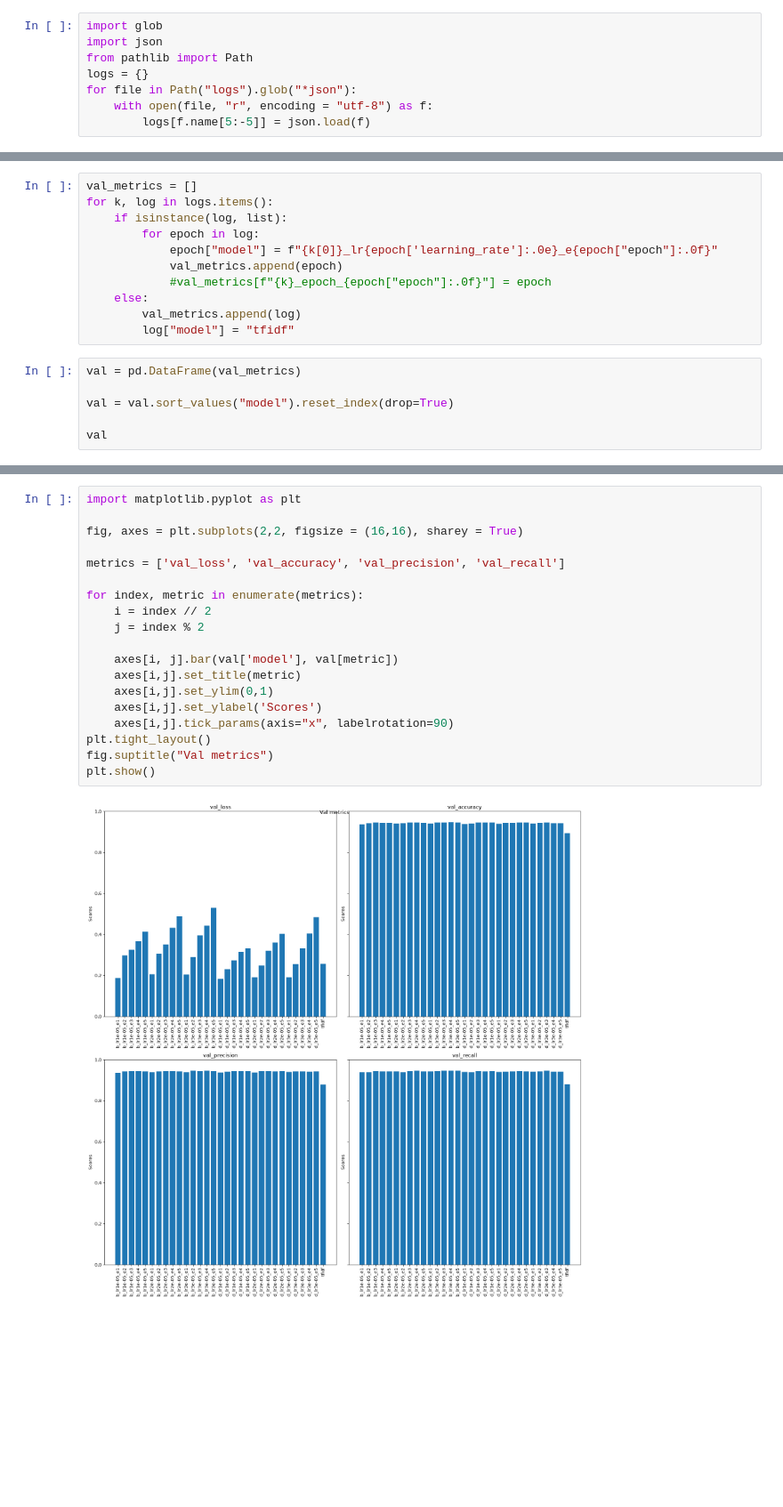
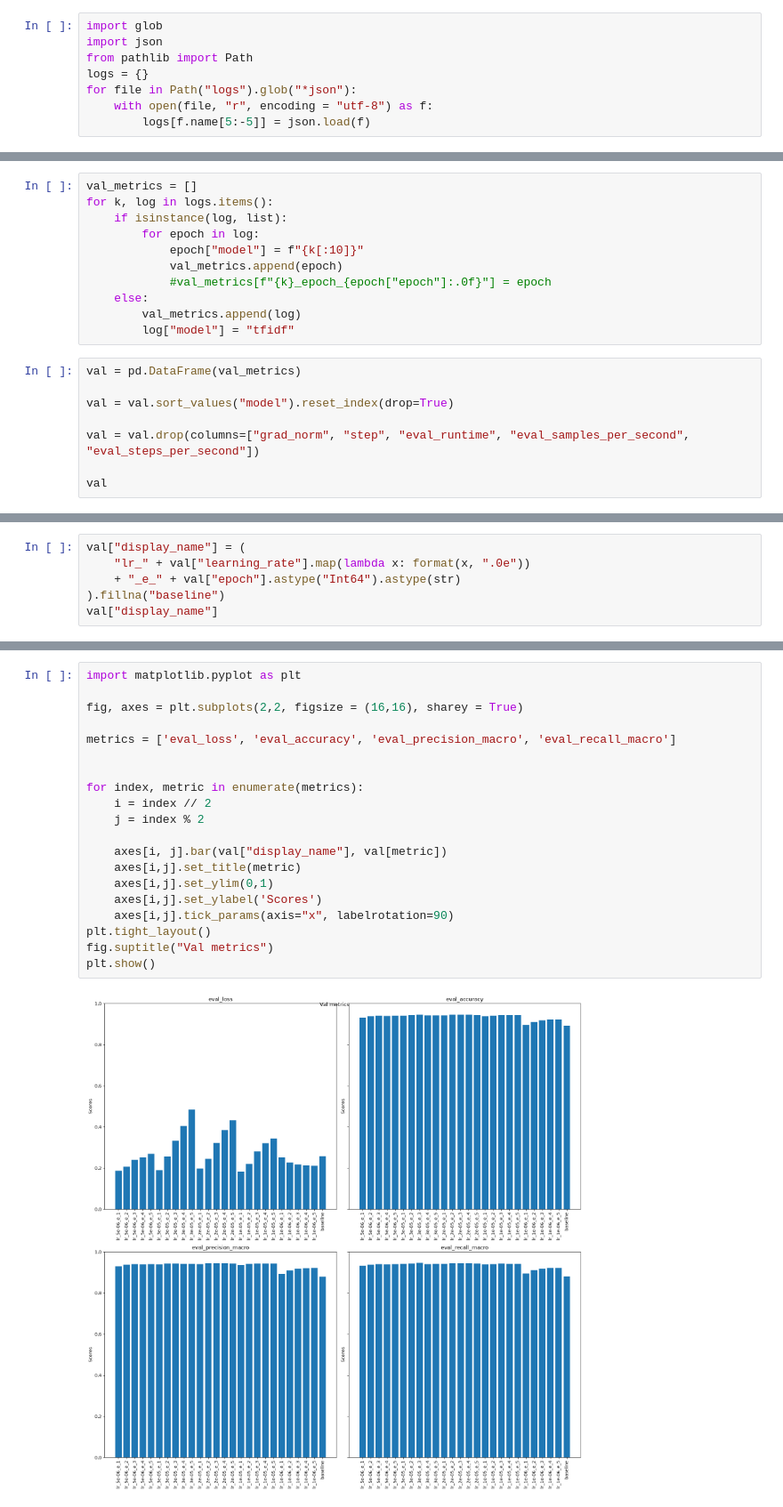
Before and after one commit to takiboti2/fakenewsclassification-demo, a Jupyter notebook: evaluation.ipynb, the cells around one changed output, grey strips where cells are left out. Shown at 89% size. Drawn from its saved outputs; the diff is of its cells as text; blank space fills up the shorter version.

```diff
--- a/evaluation.ipynb
+++ b/evaluation.ipynb
@@ -57,7 +57,7 @@ val_metrics = []
 for k, log in logs.items():
     if isinstance(log, list):
         for epoch in log:
-            epoch["model"] = f"{k[0]}_lr{epoch['learning_rate']:.0e}_e{epoch["epoch"]:.0f}"
+            epoch["model"] = f"{k[:10]}"
             val_metrics.append(epoch)
             #val_metrics[f"{k}_epoch_{epoch["epoch"]:.0f}"] = epoch
     else:
@@ -68,5 +68,7 @@ val = pd.DataFrame(val_metrics)
 
 val = val.sort_values("model").reset_index(drop=True)
 
+val = val.drop(columns=["grad_norm", "step", "eval_runtime", "eval_samples_per_second", "eval_steps_per_second"])
+
 val
 # %% [output]
@@ -89,0 +92,6 @@ val
+# %%
+val["display_name"] = (
+    "lr_" + val["learning_rate"].map(lambda x: format(x, ".0e"))
+    + "_e_" + val["epoch"].astype("Int64").astype(str)
+).fillna("baseline")
+val["display_name"]
@@ -90,22 +116,23 @@ val
 # %%
 import matplotlib.pyplot as plt
 
 fig, axes = plt.subplots(2,2, figsize = (16,16), sharey = True)
 
-metrics = ['val_loss', 'val_accuracy', 'val_precision', 'val_recall']
+metrics = ['eval_loss', 'eval_accuracy', 'eval_precision_macro', 'eval_recall_macro']
+
 
 for index, metric in enumerate(metrics):
     i = index // 2
     j = index % 2
 
-    axes[i, j].bar(val['model'], val[metric])
+    axes[i, j].bar(val["display_name"], val[metric])
     axes[i,j].set_title(metric)
     axes[i,j].set_ylim(0,1)
     axes[i,j].set_ylabel('Scores')
     axes[i,j].tick_params(axis="x", labelrotation=90)
 plt.tight_layout()
 fig.suptitle("Val metrics")
 plt.show()
 # %% [output]
-[figure, old version]
+[figure, new version]
 # %%
```
Also changed, not shown: parts of 8 cells of this notebook, 7 other files.
